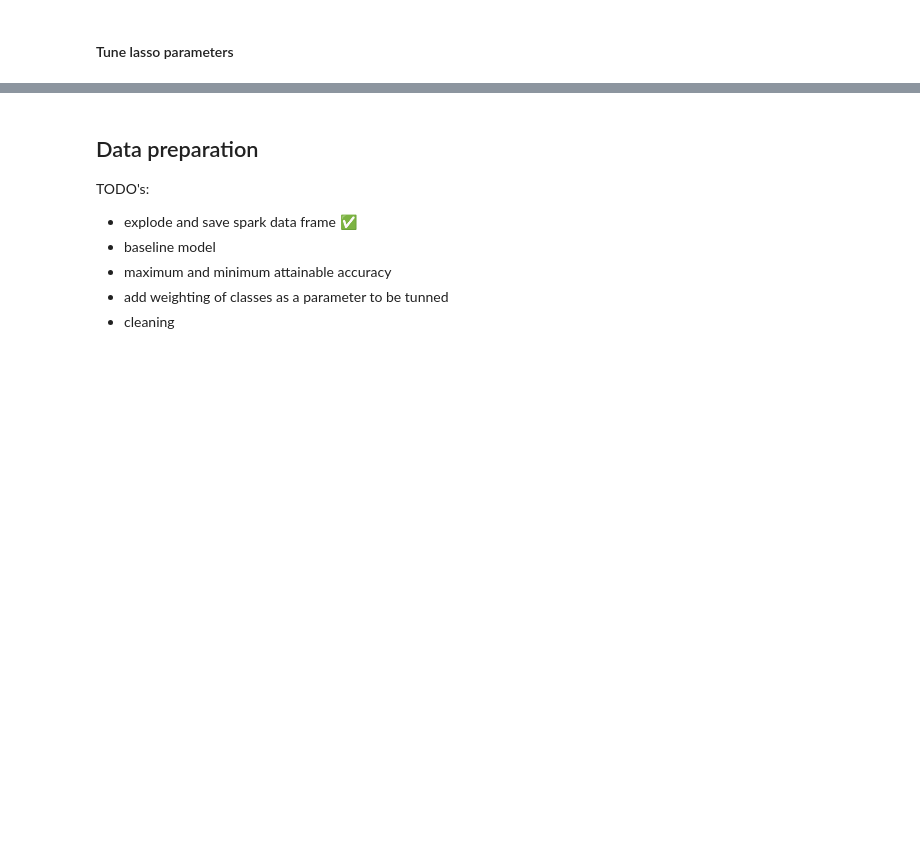
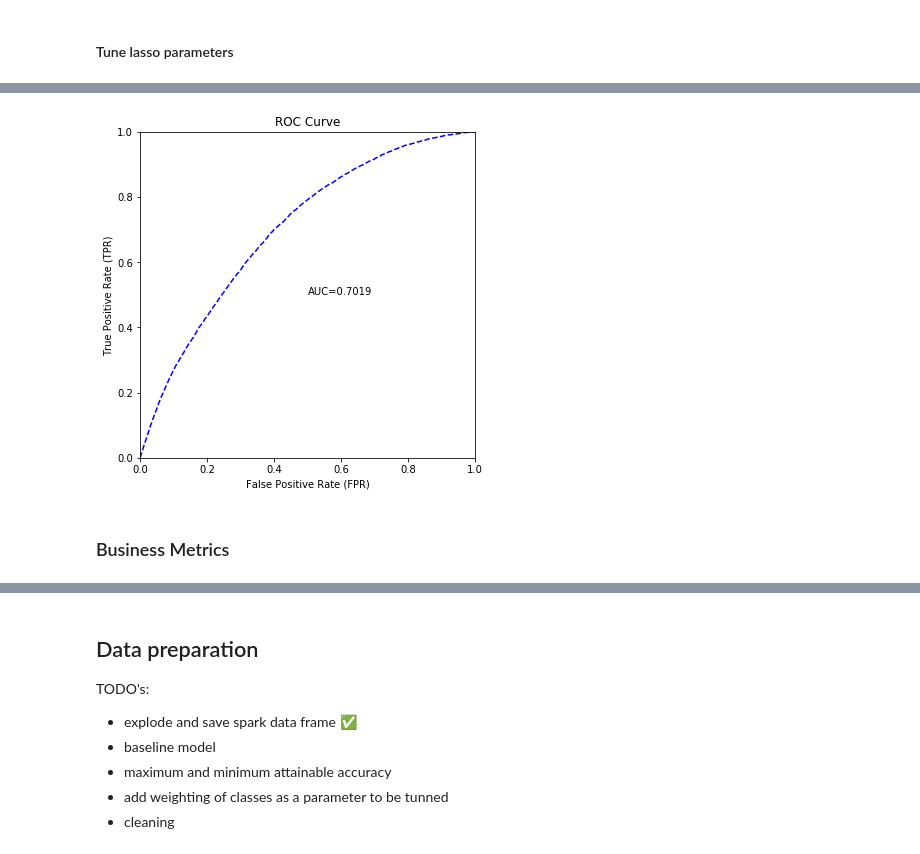
Before and after one commit to jakubglinka/ml-loan, a Jupyter notebook: notebooks/loan_defaults_prediction.ipynb, the cells around one changed output, grey strips where cells are left out. Saved outputs shown, nothing was run; the diff lists cells and outputs as text; code cells hidden in the pictures; blank space fills up the shorter version.

```diff
--- a/notebooks/loan_defaults_prediction.ipynb
+++ b/notebooks/loan_defaults_prediction.ipynb
@@ -555,11 +639,17 @@ Sparkling Water Context:
   Open H2O Flow in browser: http://172.31.46.219:54321 (CMD + click in Mac OSX)
 # %%
 h2o.remove_all()
-df = hc.as_h2o_frame(sdf_loan_clean.select(*model_ft), framename='sdf_loan')
+df = hc.as_h2o_frame(sdf_loan_clean \
+                     .select('issue_d_year',
+                             'loan_status',
+                             'total_pymnt',
+                             *model_ft), framename='sdf_loan')
 # %%
 df['loan_default'] = df['loan_default'].asfactor()
 df['loan_amnt'] = df['loan_amnt'].asnumeric()
 df['term_n'] = df['term_n'].asfactor()
+df['issue_d_month'] = df['issue_d_month'].asfactor()
+df['purpose'] = df['purpose'].asfactor()
 df.types
 # %% [output]
 {'installment': 'real',
@@ -737,0 +715,14 @@ We keep track of the progress with respect to the 'trivial model' to evaluate di
+# %%
+import pandas as pd
+
+# get the AUC on validation set:
+pd_auc = pd.DataFrame(list(glm_grid.auc(valid=True).items()), columns=['Model_ID', 'AUC']).sort_values('AUC', ascending=False)
+model_ids = pd_auc['Model_ID'].values
+pd_auc['lambda'] = np.array([glm_grid.get_hyperparams_dict(model, display=False)['lambda'] for model in model_ids])
+pd_auc = pd_auc.sort_values('AUC', ascending=False)
+
+# select best model hyperparameters
+glm_best_model_lambda = pd_auc['lambda'].values[0]
+glm_best_model_AUC = pd_auc['AUC'].values[0]
+
+pd_auc
@@ -737,0 +746,14 @@ We keep track of the progress with respect to the 'trivial model' to evaluate di
+# %%
+from h2o.estimators.glm import H2OGeneralizedLinearEstimator
+
+glm_model = H2OGeneralizedLinearEstimator(family="binomial",
+                                          lambda_=glm_best_model_lambda,
+                                          standardize=True,
+                                          alpha=1.0,
+                                          max_iterations=100,
+                                          nfolds = 10,
+                                          seed = 2014,
+                                          keep_cross_validation_predictions=True
+                                         )
+
+glm_model.train(predictors, response, training_frame=train, validation_frame=validate, weights_column=weight)
@@ -737,0 +820,11 @@ We keep track of the progress with respect to the 'trivial model' to evaluate di
+# %%
+tmp = glm_model.model_performance(valid=True)
+from matplotlib import pyplot as plt
+plt.figure(figsize=(6, 6))
+tmp.plot()
+
+# TODO: in presentation add line at y = .95
+# %% [output]
+[figure, added]
+# %% [markdown]
+### Business Metrics
```
Also changed, not shown: parts of 121 cells of this notebook.
